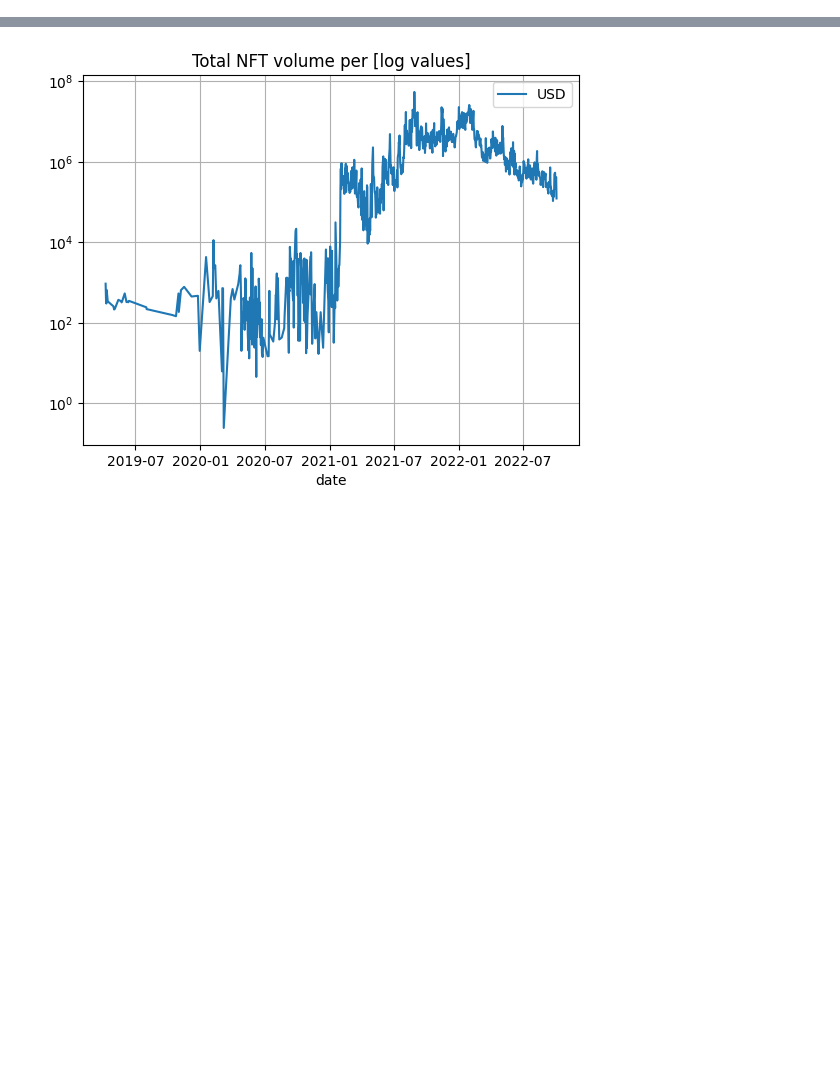
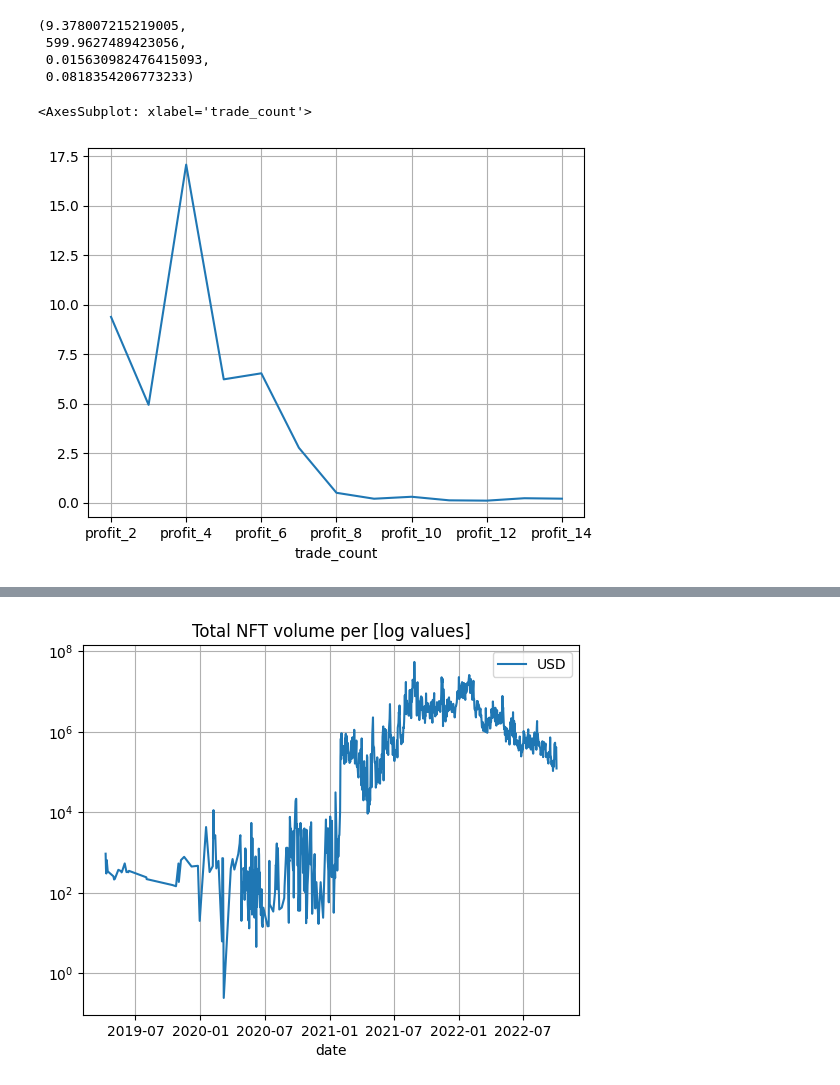
Before and after one commit to vfcapital/bachelor-thesis, a Jupyter notebook: bachelorthesis/nft_analysis.ipynb, the cells around one changed output, grey strips where cells are left out. Saved outputs shown, nothing was run; the diff lists cells and outputs as text; code cells hidden in the pictures; blank space fills up the shorter version.

```diff
--- a/bachelorthesis/nft_analysis.ipynb
+++ b/bachelorthesis/nft_analysis.ipynb
@@ -13,2 +23,6 @@ import numpy as np
 # %%
-nft_trades = format_trades_df(pd.read_csv("trades.csv", low_memory=False))
+nft_trades = (
+    pd.read_csv("trades.csv", low_memory=False)
+    .pipe(format_trades_df)
+    .pipe(get_trade_count)
+)
@@ -116,0 +82,13 @@ nft_trades
+# %%
+nft_profits = (
+    nft_trades[["price_usd"]]
+    .reset_index()
+    .pivot(index="nft_id", columns="trade_count", values="price_usd")
+)
+column_list = nft_profits.columns[1:]
+for column in column_list:
+    nft_profits["profit_" + str(column)] = (
+        nft_profits[column] / nft_profits[column - 1] - 1
+    )
+    nft_profits = nft_profits.drop(column - 1, axis=1)
+nft_profits = nft_profits.drop(column, axis=1)
@@ -116,0 +112,24 @@ nft_trades
+# %%
+nft_trades.pipe(calculate_profits).transpose().dropna().transpose()[
+    "profit_2"
+].mean(), nft_trades.pipe(calculate_profits).transpose().dropna().transpose()[
+    "profit_2"
+].std(), nft_trades.pipe(
+    calculate_profits
+).transpose().dropna().transpose()[
+    "profit_2"
+].mean() / nft_trades.pipe(
+    calculate_profits
+).transpose().dropna().transpose()[
+    "profit_2"
+].std(), nft_trades.pipe(calculate_profits).transpose().dropna().transpose()["profit_2"].median()
+# %% [output]
+(9.378007215219005,
+ 599.9627489423056,
+ 0.015630982476415093,
+ 0.0818354206773233)
+# %%
+nft_profits.describe().transpose()["mean"].plot(grid=True)
+# %% [output]
+<AxesSubplot: xlabel='trade_count'>
+[figure, added]
```
Also changed, not shown: parts of 22 cells of this notebook, 4 other files.
